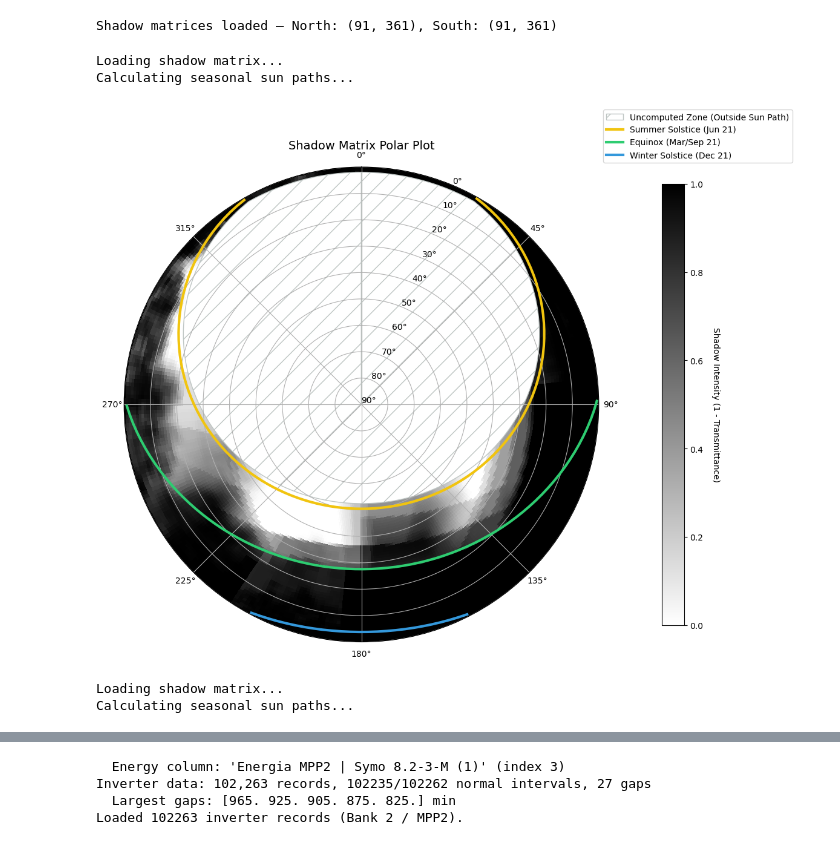
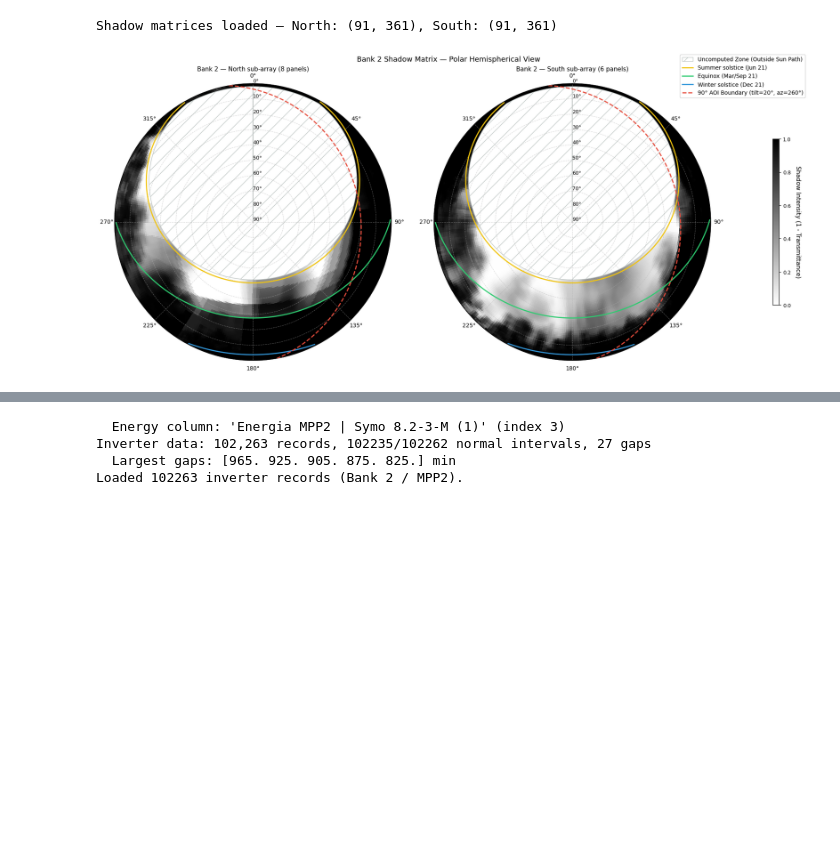
Before and after one commit to HD0NG/VoxSolaris, a Jupyter notebook: main_analysis_b2_f.ipynb, the cells around one changed output, grey strips where cells are left out. Drawn from its saved outputs; the diff is of its cells as text; code cells hidden in the pictures; blank space fills up the shorter version.

```diff
--- a/main_analysis_b2_f.ipynb
+++ b/main_analysis_b2_f.ipynb
@@ -244,12 +244,7 @@ print(f"Shadow matrices loaded — North: {shadow_north.shape}, South: {shadow_s
 Shadow matrices loaded — North: (91, 361), South: (91, 361)
 # %%
 # %% --- 5. Visualise Shadow Matrices ---
-if plot_shadow_matrix_with_sunpaths is not None:
-    plot_shadow_matrix_with_sunpaths(SHADOW_NORTH)
-    plot_shadow_matrix_with_sunpaths(SHADOW_SOUTH)
+if plot_shadow_polar_b2 is not None:
+    plot_shadow_polar_b2(SHADOW_NORTH, SHADOW_SOUTH)
 # %% [output]
-Loading shadow matrix...
-Calculating seasonal sun paths...
-[figure, old version]
+[figure, new version]
-Loading shadow matrix...
-Calculating seasonal sun paths...
```
Also changed, not shown: parts of 3 cells of this notebook, 6 other files.
